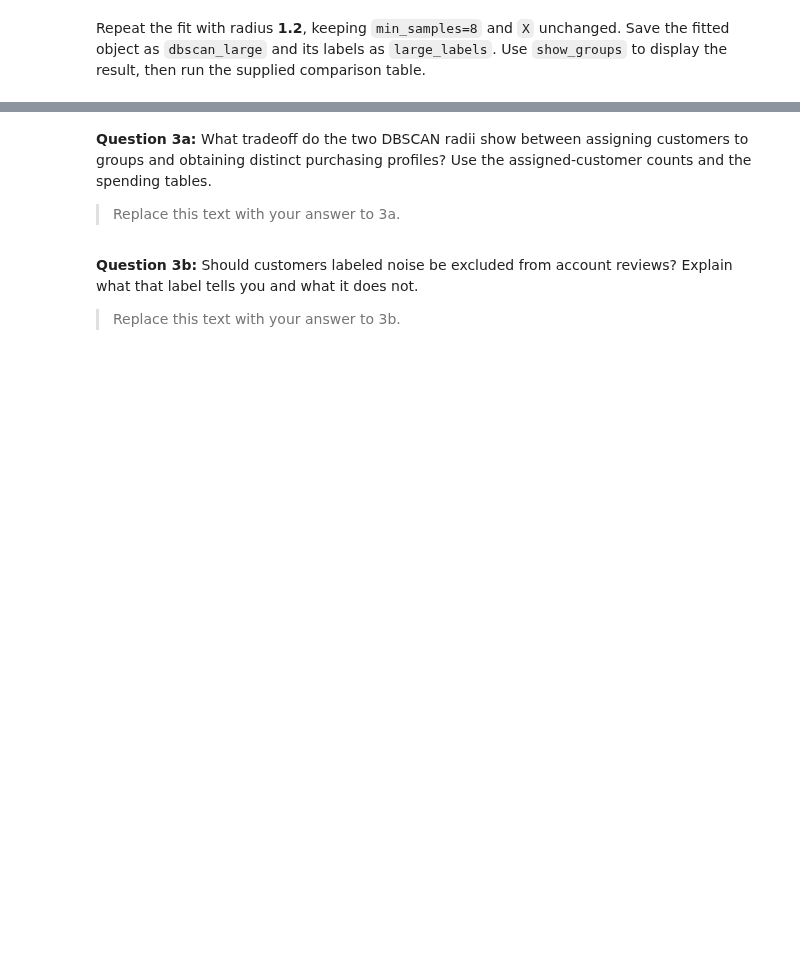
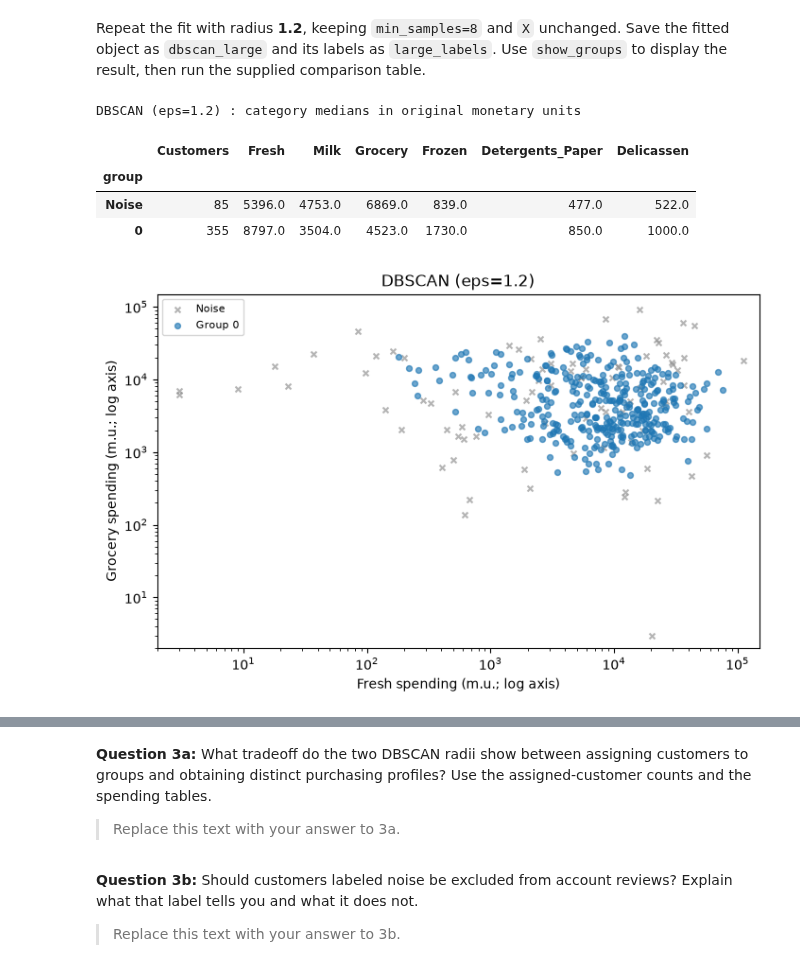
Before and after one commit to jae0029/Data-Mining, a Jupyter notebook: HW/hw3b-clustering-wholesale-customers.ipynb, the cells around one changed output, grey strips where cells are left out. Drawn from its saved outputs; the diff is of its cells as text; code cells hidden in the pictures; blank space fills up the shorter version.

```diff
--- a/HW/hw3b-clustering-wholesale-customers.ipynb
+++ b/HW/hw3b-clustering-wholesale-customers.ipynb
@@ -186,9 +278,24 @@ if small_labels is not None:
 # %% [markdown]
 Repeat the fit with radius **1.2**, keeping `min_samples=8` and `X` unchanged. Save the fitted object as `dbscan_large` and its labels as `large_labels`. Use `show_groups` to display the result, then run the supplied comparison table.
 # %%
-dbscan_large = None
-large_labels = None
 # Fit DBSCAN at radius 1.2, retrieve labels, and display the result.
+
+dbscan_large = DBSCAN(
+    eps=1.2,
+    min_samples=8
+)
+
+dbscan_large.fit(X)
+large_labels = dbscan_large.labels_
+
+show_groups(large_labels, "DBSCAN (eps=1.2)")
+# %% [output]
+DBSCAN (eps=1.2) : category medians in original monetary units
+|  | Customers | Fresh | Milk | Grocery | Frozen | Detergents_Paper | Delicassen |
+| group |  |  |  |  |  |  |  |
+| Noise | 85 | 5396.0 | 4753.0 | 6869.0 | 839.0 | 477.0 | 522.0 |
+| 0 | 355 | 8797.0 | 3504.0 | 4523.0 | 1730.0 | 850.0 | 1000.0 |
+[figure, added]
 # %%
 if small_labels is None or large_labels is None:
     print("Fit both DBSCAN models to compare the two radii.")
```
Also changed, not shown: parts of 21 cells of this notebook.
